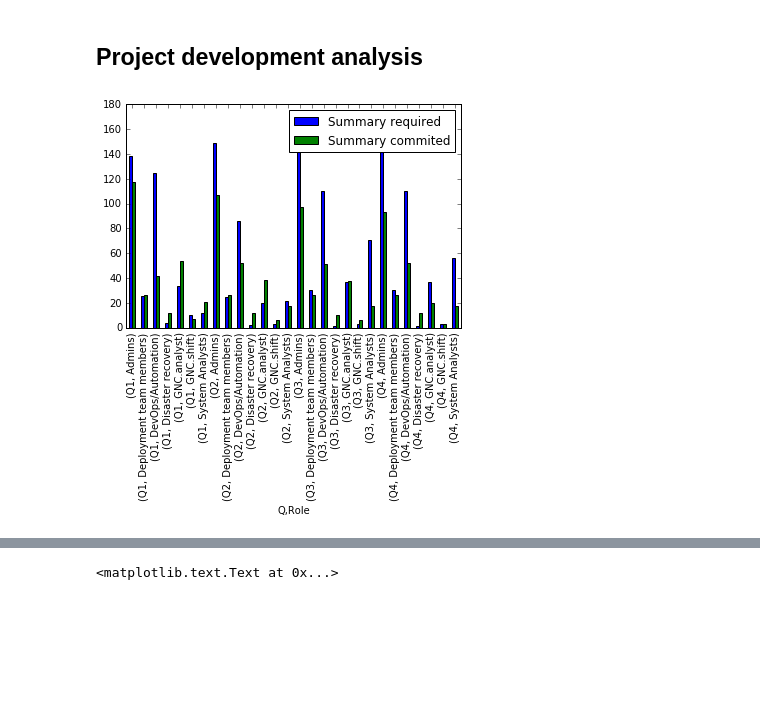
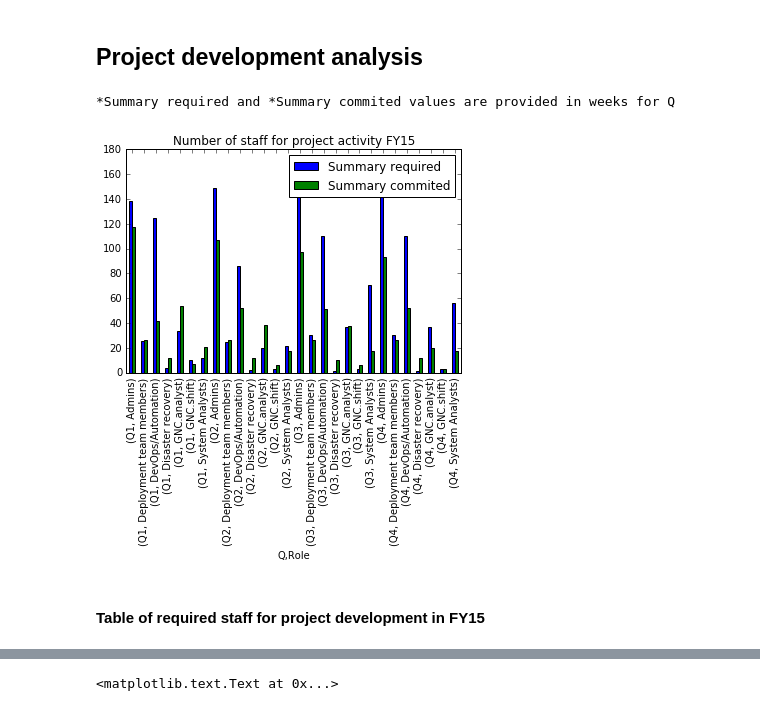
Before and after one commit to AnnaDS/staff_capacity, a Jupyter notebook: FY16 staff assessment.ipynb, the cells around one changed output, grey strips where cells are left out. Drawn from its saved outputs; the diff is of its cells as text; code cells hidden in the pictures; blank space fills up the shorter version.

```diff
--- a/FY16 staff assessment.ipynb
+++ b/FY16 staff assessment.ipynb
@@ -3,16 +3,21 @@
 # %%
 %matplotlib inline
 import matplotlib
 import numpy as np
 import matplotlib.pyplot as plt
 import pandas as pd
 D=pd.read_excel("/Users/annachystiakova/Documents/Employee forecast/Loe_projects_required.xlsx", sheetname='loe_plan')
 D.columns=["Q",	"Role",	"Summary required",	"Summary commited",	"RTB%",	"Overhead%",	"Projects"]
 D.groupby(['Q','Role'])[['Summary required', 'Summary commited']].sum().plot(kind='bar')
+plt.title("Number of staff for project activity FY15")
 D['LOE_diff']=D['Summary required']- D['Summary commited']
 D['Required_Staff_for_projects']=np.int32(((D['LOE_diff']*100/D['Projects'])/13).tolist())
+print("*Summary required and *Summary commited values are provided in weeks for Q")
 # %% [output]
+*Summary required and *Summary commited values are provided in weeks for Q
-[figure, old version]
+[figure, new version]
+# %% [markdown]
+#### Table of required staff for project development in FY15
 # %%
 D
 # %% [output]
```
Also changed, not shown: parts of 4 cells of this notebook.
